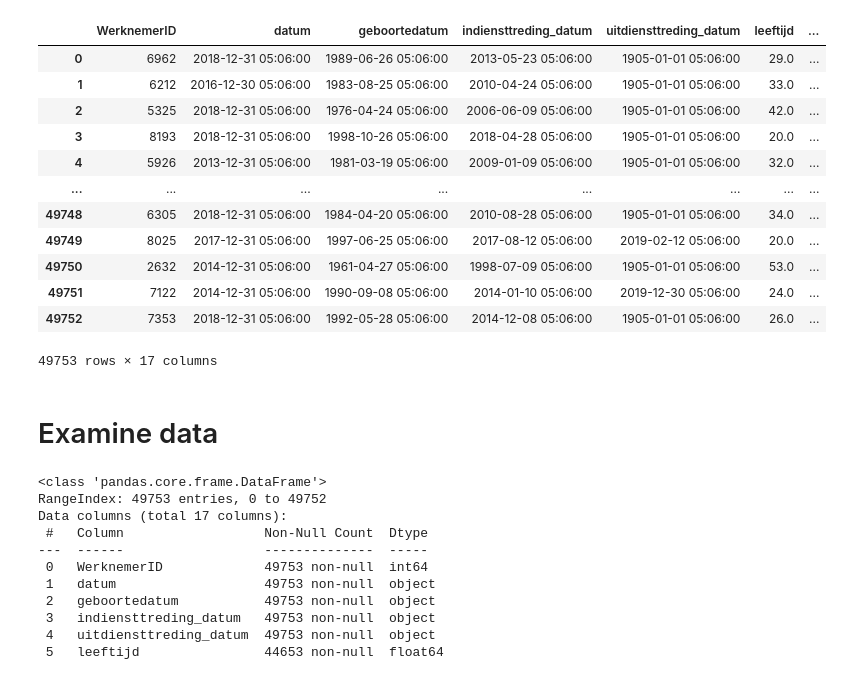
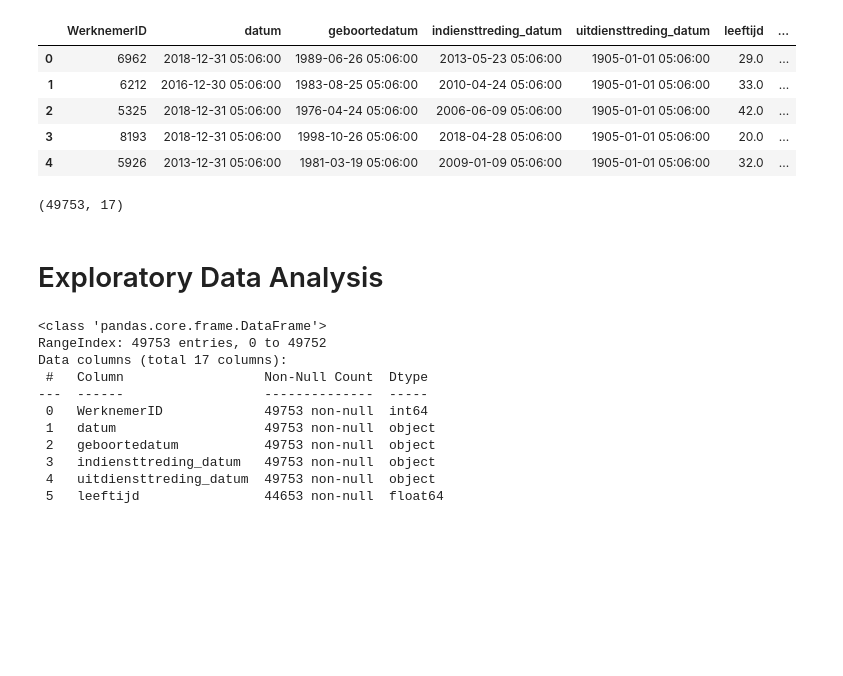
Before and after one commit to SjorsWitt/i4talent_assignment, a Jupyter notebook: main.ipynb, the cells around one changed output. Drawn from its saved outputs; the diff is of its cells as text; code cells hidden in the pictures; blank space fills up the shorter version.

Commit message:
Expand Exploratory Data Analysis

```diff
--- a/main.ipynb
+++ b/main.ipynb
@@ -4,23 +4,20 @@ import numpy as np
 # %%
 # Load csv data file
 data = pd.read_csv('data/i4talent.csv')
-data
+data.head()
 # %% [output]
 |  | WerknemerID | datum | geboortedatum | indiensttreding_datum | uitdiensttreding_datum | leeftijd | ... |
 | 0 | 6962 | 2018-12-31 05:06:00 | 1989-06-26 05:06:00 | 2013-05-23 05:06:00 | 1905-01-01 05:06:00 | 29.0 | ... |
 | 1 | 6212 | 2016-12-30 05:06:00 | 1983-08-25 05:06:00 | 2010-04-24 05:06:00 | 1905-01-01 05:06:00 | 33.0 | ... |
 | 2 | 5325 | 2018-12-31 05:06:00 | 1976-04-24 05:06:00 | 2006-06-09 05:06:00 | 1905-01-01 05:06:00 | 42.0 | ... |
 | 3 | 8193 | 2018-12-31 05:06:00 | 1998-10-26 05:06:00 | 2018-04-28 05:06:00 | 1905-01-01 05:06:00 | 20.0 | ... |
 | 4 | 5926 | 2013-12-31 05:06:00 | 1981-03-19 05:06:00 | 2009-01-09 05:06:00 | 1905-01-01 05:06:00 | 32.0 | ... |
-| ... | ... | ... | ... | ... | ... | ... | ... |
-| 49748 | 6305 | 2018-12-31 05:06:00 | 1984-04-20 05:06:00 | 2010-08-28 05:06:00 | 1905-01-01 05:06:00 | 34.0 | ... |
-| 49749 | 8025 | 2017-12-31 05:06:00 | 1997-06-25 05:06:00 | 2017-08-12 05:06:00 | 2019-02-12 05:06:00 | 20.0 | ... |
-| 49750 | 2632 | 2014-12-31 05:06:00 | 1961-04-27 05:06:00 | 1998-07-09 05:06:00 | 1905-01-01 05:06:00 | 53.0 | ... |
-| 49751 | 7122 | 2014-12-31 05:06:00 | 1990-09-08 05:06:00 | 2014-01-10 05:06:00 | 2019-12-30 05:06:00 | 24.0 | ... |
-| 49752 | 7353 | 2018-12-31 05:06:00 | 1992-05-28 05:06:00 | 2014-12-08 05:06:00 | 1905-01-01 05:06:00 | 26.0 | ... |
-49753 rows × 17 columns
-# %% [markdown]
-# Examine data
+# %%
+data.shape
+# %% [output]
+(49753, 17)
+# %% [markdown]
+# Exploratory Data Analysis
 # %%
 # data.dtypes
 data.info()
```
Also changed, not shown: parts of 51 cells of this notebook.
